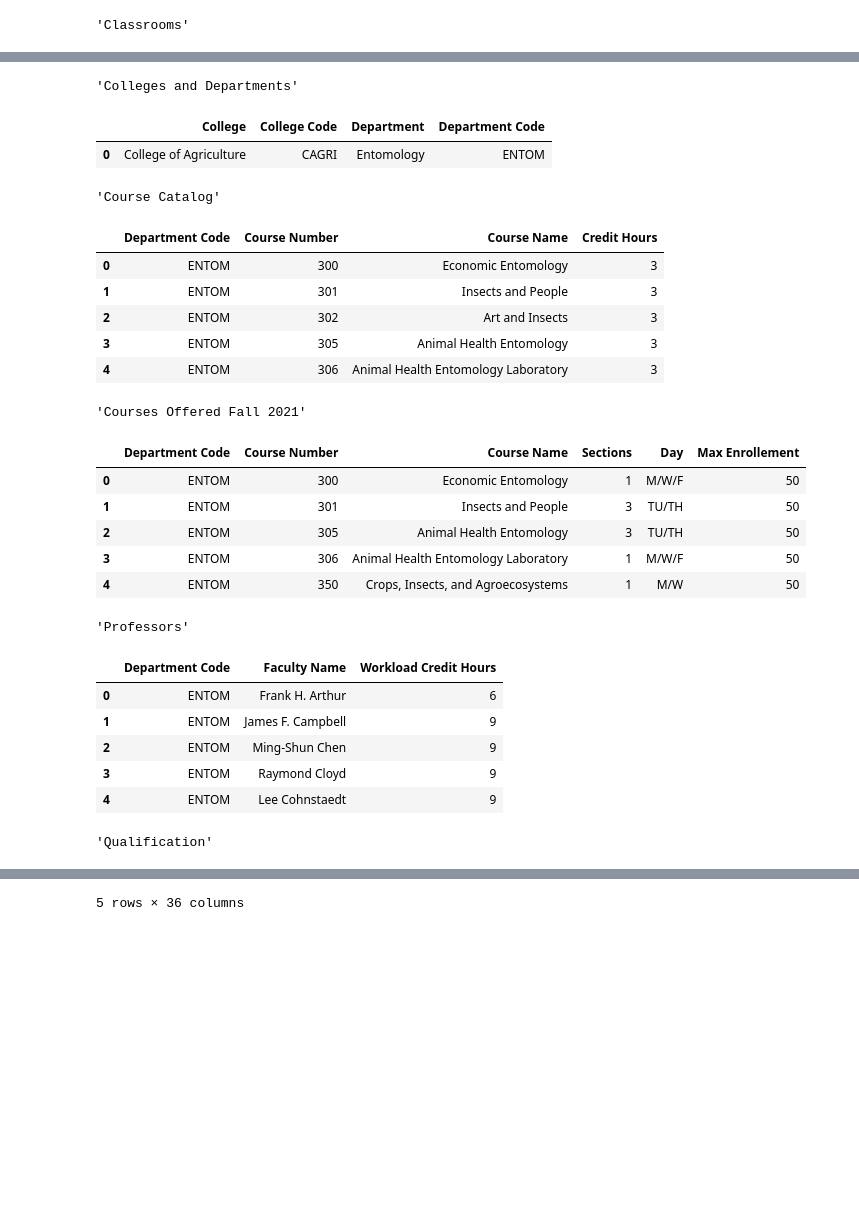
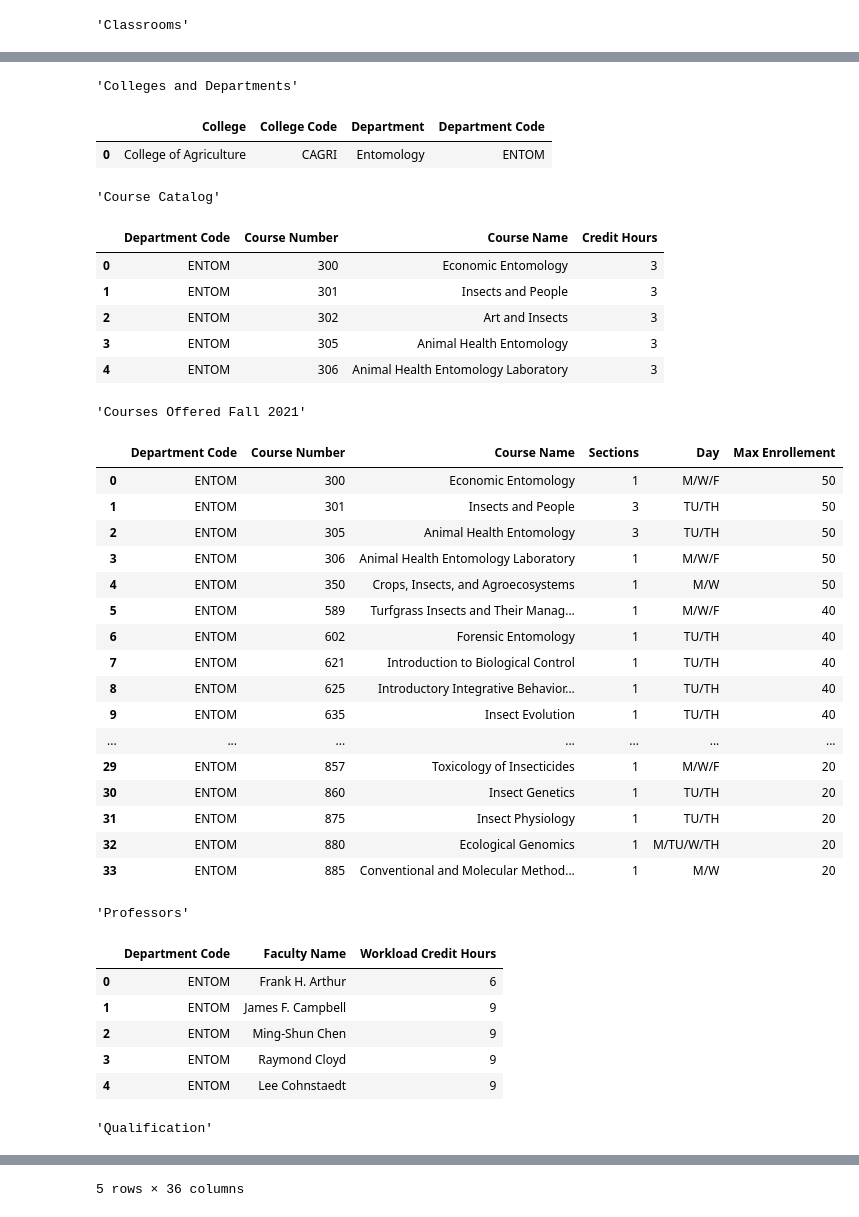
Before and after one commit to isossa/MATH4320, a Jupyter notebook: Project 1/Comp -- Project 1.ipynb, the cells around one changed output, grey strips where cells are left out. Drawn from its saved outputs; the diff is of its cells as text; code cells hidden in the pictures; blank space fills up the shorter version.

```diff
--- a/Project 1/Comp -- Project 1.ipynb
+++ b/Project 1/Comp -- Project 1.ipynb
@@ -17,7 +17,6 @@ from datetime import datetime, timedelta
 data_file = 'Data Set – Class Schedule.xlsx'
 file_handler = pd.ExcelFile(io=data_file)
 file_sheets = sorted(file_handler.sheet_names)
-
 print(f'Sheets : {file_sheets}')
 
 ## Load each sheet as a DataFrame
@@ -31,7 +30,7 @@ course_catalog_df = pd.read_excel(io=file_handler, sheet_name=file_sheets[2])
 display(file_sheets[2], course_catalog_df.head(5))
 
 courses_offered = pd.read_excel(io=file_handler, sheet_name=file_sheets[3])
-display(file_sheets[3], courses_offered.head(5))
+display(file_sheets[3], courses_offered.head(45))
 
 professors_df = pd.read_excel(io=file_handler, sheet_name=file_sheets[4])
 display(file_sheets[4], professors_df.head(5))
@@ -40,33 +39,44 @@ qualifications_df = pd.read_excel(io=file_handler, sheet_name=file_sheets[5])
 display(file_sheets[5], qualifications_df.head(5))
 
 # For reproducibility
 random.seed(1345)
 # %% [output]
 Sheets : ['Classrooms', 'Colleges and Departments', 'Course Catalog', 'Courses Offered Fall 2021', 'Professors', 'Qualification']
 'Classrooms'
 |  | Building | Building Code | Classroom | Capacity |
 | 0 | Durland | DU | 1029 | 47 |
 | 1 | Durland | DU | 1041 | 24 |
 | 2 | Durland | DU | 1052 | 60 |
 | 3 | Durland | DU | 1061 | 47 |
 | 4 | Durland | DU | 1063 | 47 |
 'Colleges and Departments'
 |  | College | College Code | Department | Department Code |
 | 0 | College of Agriculture | CAGRI | Entomology | ENTOM |
 'Course Catalog'
 |  | Department Code | Course Number | Course Name | Credit Hours |
 | 0 | ENTOM | 300 | Economic Entomology | 3 |
 | 1 | ENTOM | 301 | Insects and People | 3 |
 | 2 | ENTOM | 302 | Art and Insects | 3 |
 | 3 | ENTOM | 305 | Animal Health Entomology | 3 |
 | 4 | ENTOM | 306 | Animal Health Entomology Laboratory | 3 |
 'Courses Offered Fall 2021'
 |  | Department Code | Course Number | Course Name | Sections | Day | Max Enrollement |
 | 0 | ENTOM | 300 | Economic Entomology | 1 | M/W/F | 50 |
 | 1 | ENTOM | 301 | Insects and People | 3 | TU/TH | 50 |
 | 2 | ENTOM | 305 | Animal Health Entomology | 3 | TU/TH | 50 |
 | 3 | ENTOM | 306 | Animal Health Entomology Laboratory | 1 | M/W/F | 50 |
 | 4 | ENTOM | 350 | Crops, Insects, and Agroecosystems | 1 | M/W | 50 |
+| 5 | ENTOM | 589 | Turfgrass Insects and Their Manag... | 1 | M/W/F | 40 |
+| 6 | ENTOM | 602 | Forensic Entomology | 1 | TU/TH | 40 |
+| 7 | ENTOM | 621 | Introduction to Biological Control | 1 | TU/TH | 40 |
+| 8 | ENTOM | 625 | Introductory Integrative Behavior... | 1 | TU/TH | 40 |
+| 9 | ENTOM | 635 | Insect Evolution | 1 | TU/TH | 40 |
+| ... | ... | ... | ... | ... | ... | ... |
+| 29 | ENTOM | 857 | Toxicology of Insecticides | 1 | M/W/F | 20 |
+| 30 | ENTOM | 860 | Insect Genetics | 1 | TU/TH | 20 |
+| 31 | ENTOM | 875 | Insect Physiology | 1 | TU/TH | 20 |
+| 32 | ENTOM | 880 | Ecological Genomics | 1 | M/TU/W/TH | 20 |
+| 33 | ENTOM | 885 | Conventional and Molecular Method... | 1 | M/W | 20 |
 'Professors'
 |  | Department Code | Faculty Name | Workload Credit Hours |
 | 0 | ENTOM | Frank H. Arthur | 6 |
```
Also changed, not shown: parts of 6 cells of this notebook.
